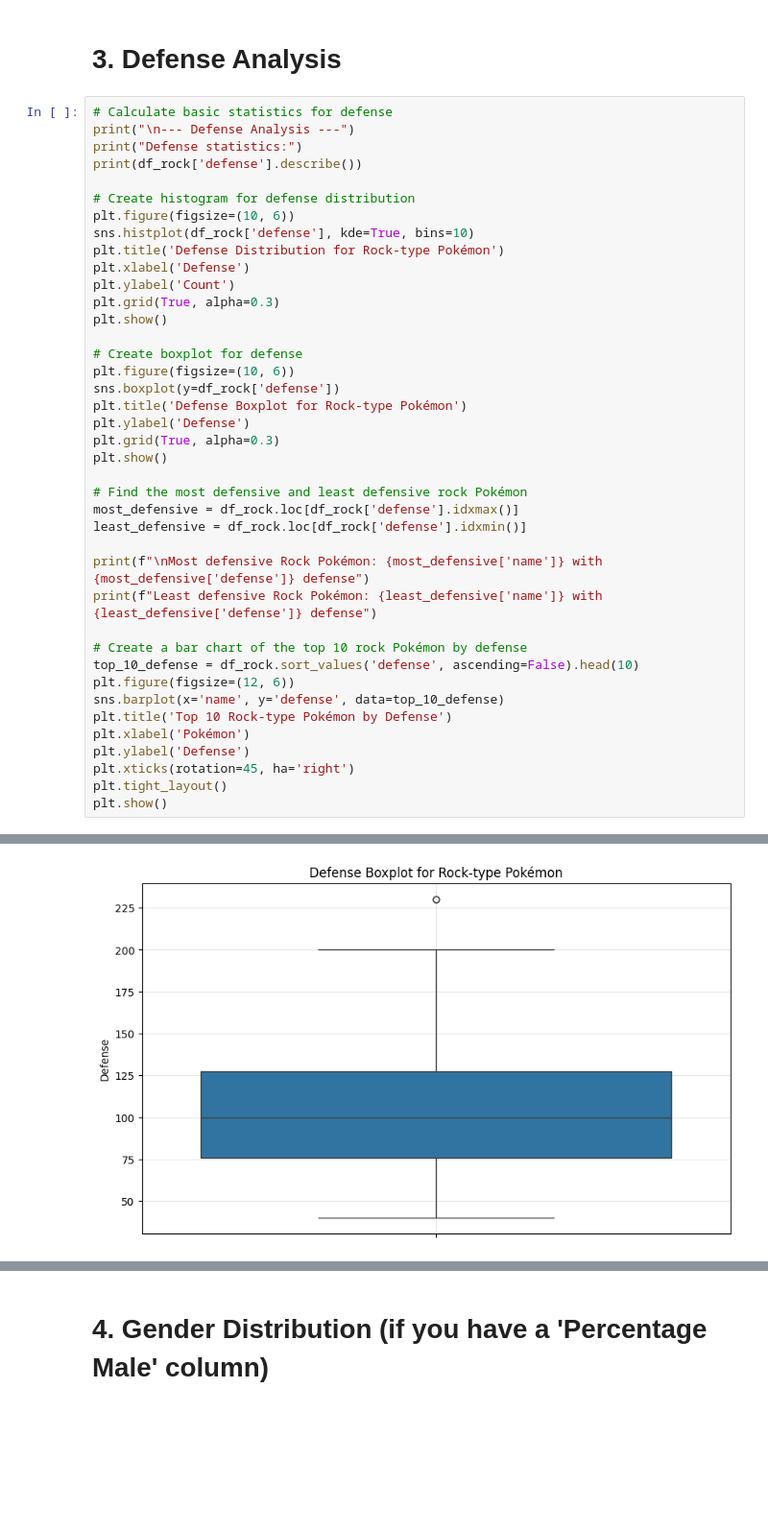
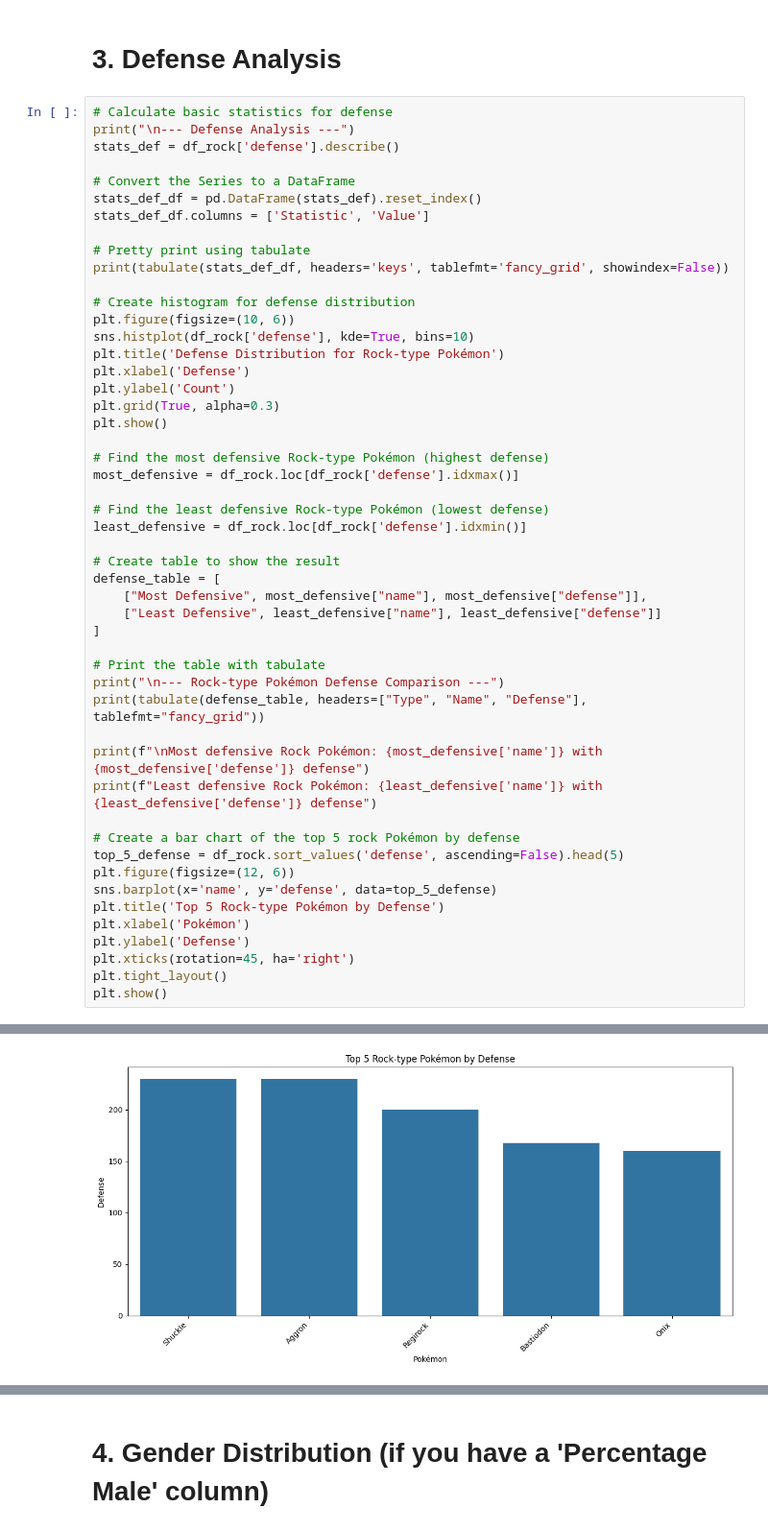
Before and after one commit to driosoft-pro/DataPokemonBattle, a Jupyter notebook: pokemon_battle_rock.ipynb, the cells around one changed output, grey strips where cells are left out. Shown at 96% size. Saved outputs shown, nothing was run; the diff lists cells and outputs as text; blank space fills up the shorter version.

```diff
--- a/pokemon_battle_rock.ipynb
+++ b/pokemon_battle_rock.ipynb
@@ -114,8 +190,14 @@ Weakest Rock Pokémon (by attack): Shuckle with 10 attack
 # %%
 # Calculate basic statistics for defense
 print("\n--- Defense Analysis ---")
-print("Defense statistics:")
-print(df_rock['defense'].describe())
+stats_def = df_rock['defense'].describe()
+
+# Convert the Series to a DataFrame
+stats_def_df = pd.DataFrame(stats_def).reset_index()
+stats_def_df.columns = ['Statistic', 'Value']
+
+# Pretty print using tabulate
+print(tabulate(stats_def_df, headers='keys', tablefmt='fancy_grid', showindex=False))
 
 # Create histogram for defense distribution
 plt.figure(figsize=(10, 6))
@@ -126,26 +208,30 @@ plt.ylabel('Count')
 plt.grid(True, alpha=0.3)
 plt.show()
 
-# Create boxplot for defense
-plt.figure(figsize=(10, 6))
-sns.boxplot(y=df_rock['defense'])
-plt.title('Defense Boxplot for Rock-type Pokémon')
-plt.ylabel('Defense')
-plt.grid(True, alpha=0.3)
-plt.show()
+# Find the most defensive Rock-type Pokémon (highest defense)
+most_defensive = df_rock.loc[df_rock['defense'].idxmax()]
 
-# Find the most defensive and least defensive rock Pokémon
-most_defensive = df_rock.loc[df_rock['defense'].idxmax()]
+# Find the least defensive Rock-type Pokémon (lowest defense)
 least_defensive = df_rock.loc[df_rock['defense'].idxmin()]
+
+# Create table to show the result
+defense_table = [
+    ["Most Defensive", most_defensive["name"], most_defensive["defense"]],
+    ["Least Defensive", least_defensive["name"], least_defensive["defense"]]
+]
+
+# Print the table with tabulate
+print("\n--- Rock-type Pokémon Defense Comparison ---")
+print(tabulate(defense_table, headers=["Type", "Name", "Defense"], tablefmt="fancy_grid"))
 
 print(f"\nMost defensive Rock Pokémon: {most_defensive['name']} with {most_defensive['defense']} defense")
 print(f"Least defensive Rock Pokémon: {least_defensive['name']} with {least_defensive['defense']} defense")
 
-# Create a bar chart of the top 10 rock Pokémon by defense
-top_10_defense = df_rock.sort_values('defense', ascending=False).head(10)
+# Create a bar chart of the top 5 rock Pokémon by defense
+top_5_defense = df_rock.sort_values('defense', ascending=False).head(5)
 plt.figure(figsize=(12, 6))
-sns.barplot(x='name', y='defense', data=top_10_defense)
-plt.title('Top 10 Rock-type Pokémon by Defense')
+sns.barplot(x='name', y='defense', data=top_5_defense)
+plt.title('Top 5 Rock-type Pokémon by Defense')
 plt.xlabel('Pokémon')
 plt.ylabel('Defense')
 plt.xticks(rotation=45, ha='right')
@@ -167 +273 @@ Name: defense, dtype: float64
-[figure, old version]
+[figure, new version]
```
Also changed, not shown: parts of 24 cells of this notebook.
